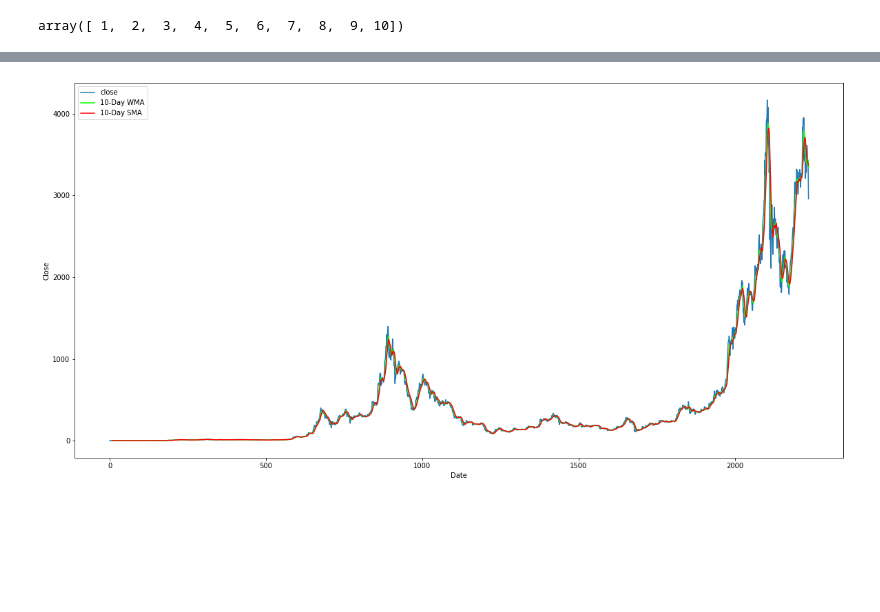
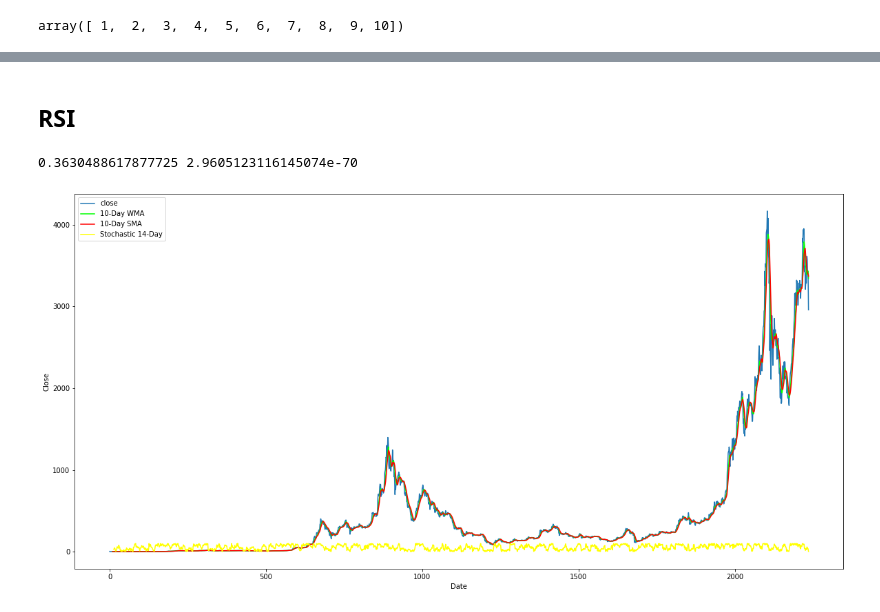
Before and after one commit to Nongbon/208499, a Jupyter notebook: draft_lable_1.ipynb, the cells around one changed output, grey strips where cells are left out. Saved outputs shown, nothing was run; the diff lists cells and outputs as text; code cells hidden in the pictures; blank space fills up the shorter version.

```diff
--- a/draft_lable_1.ipynb
+++ b/draft_lable_1.ipynb
@@ -125,4 +125,6 @@ See the caveats in the documentation: https://pandas.pydata.org/pandas-docs/stab
 data.to_csv("label.csv")
 # %% [markdown]
 ### **Input Indicator**
+# %%
+t_period = 10
 # %% [markdown]
@@ -133,5 +135,5 @@ weights
 # %% [output]
 array([ 1,  2,  3,  4,  5,  6,  7,  8,  9, 10])
 # %%
-wma10 = data['close'].rolling(10).apply(lambda close: np.dot(close, weights)/weights.sum(), raw=True)
-wma10
+data['wma10'] = ''
+data['wma10'] = data['close'].rolling(t_period).apply(lambda close: np.dot(close, weights)/weights.sum(), raw=True)
@@ -153,3 +142,3 @@ Name: close, Length: 2237, dtype: float64
 # %%
-sma10 = data['close'].rolling(10).mean()
-sma10
+data['sma10'] = ''
+data['sma10'] = data['close'].rolling(t_period).mean()
@@ -170,0 +165,10 @@ Name: close, Length: 2237, dtype: float64
+# %%
+k_period = 14
+df = []
+# Adds a "n_high" column with max value of previous 14 periods
+data['n_high'] = data['high'].rolling(k_period).max()
+# Adds an "n_low" column with min value of previous 14 periods
+data['n_low'] = data['low'].rolling(k_period).min()
+# Uses the min/max values to calculate the %k (as a percentage)
+data['%K'] = (data['close'] - data['n_low'])  / (data['n_high'] - data['n_low']) * 100
+data
@@ -170,0 +189,2 @@ Name: close, Length: 2237, dtype: float64
+# %% [markdown]
+## **RSI**
@@ -171,11 +193,17 @@ Name: close, Length: 2237, dtype: float64
+# %%
+cor,p = spearmanr(data['Y'][13:],data['%K'][13:])
+print(cor,p)
+# %% [output]
+0.3630488617877725 2.9605123116145074e-70
 # %%
 plt.figure(figsize = (20,10))
 plt.plot(data['close'], label="close")
-plt.plot(wma10, label="10-Day WMA" , color='lime')
-plt.plot(sma10, label="10-Day SMA", color='red')
+plt.plot(data['wma10'], label="10-Day WMA" , color='lime')
+plt.plot(data['sma10'], label="10-Day SMA", color='red')
+plt.plot(data['%K'], label="Stochastic 14-Day", color='yellow')
 plt.xlabel("Date")
 plt.ylabel("Close")
 plt.legend()
 plt.show()
 # %% [output]
-[figure, old version]
+[figure, new version]
```
Also changed, not shown: parts of 12 cells of this notebook.
